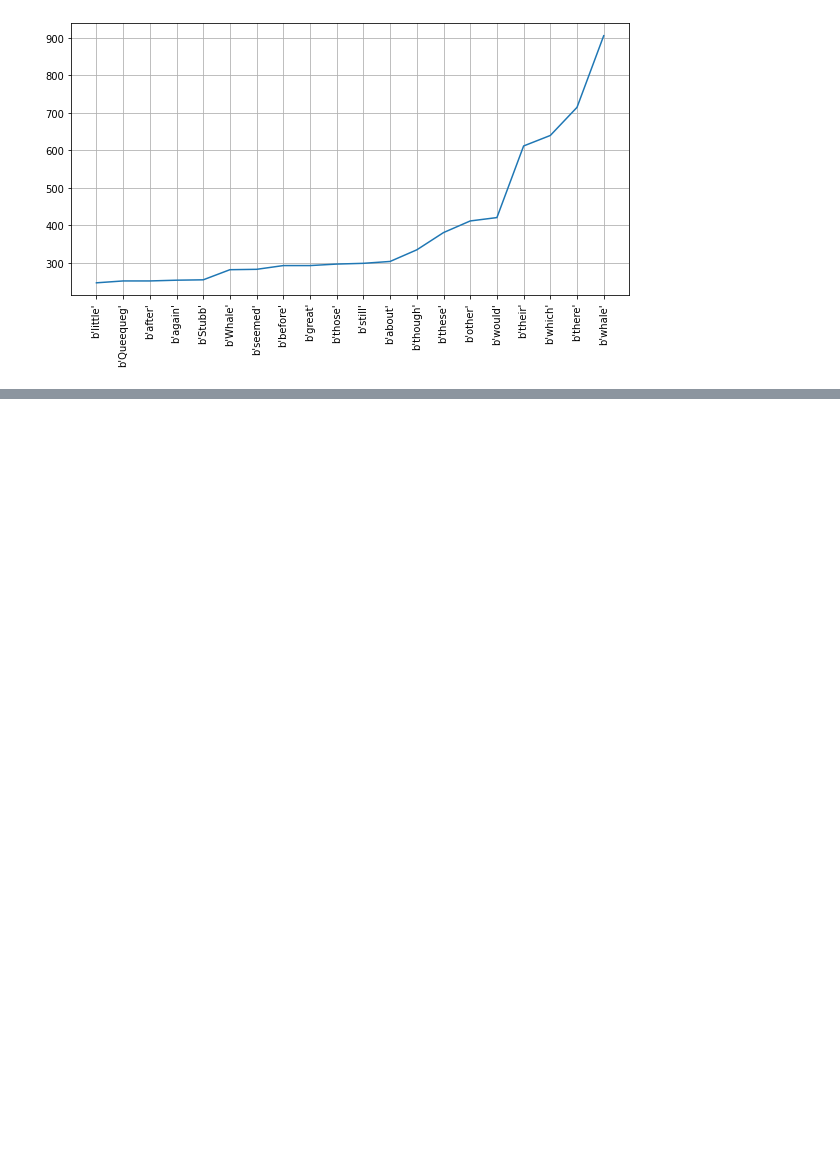
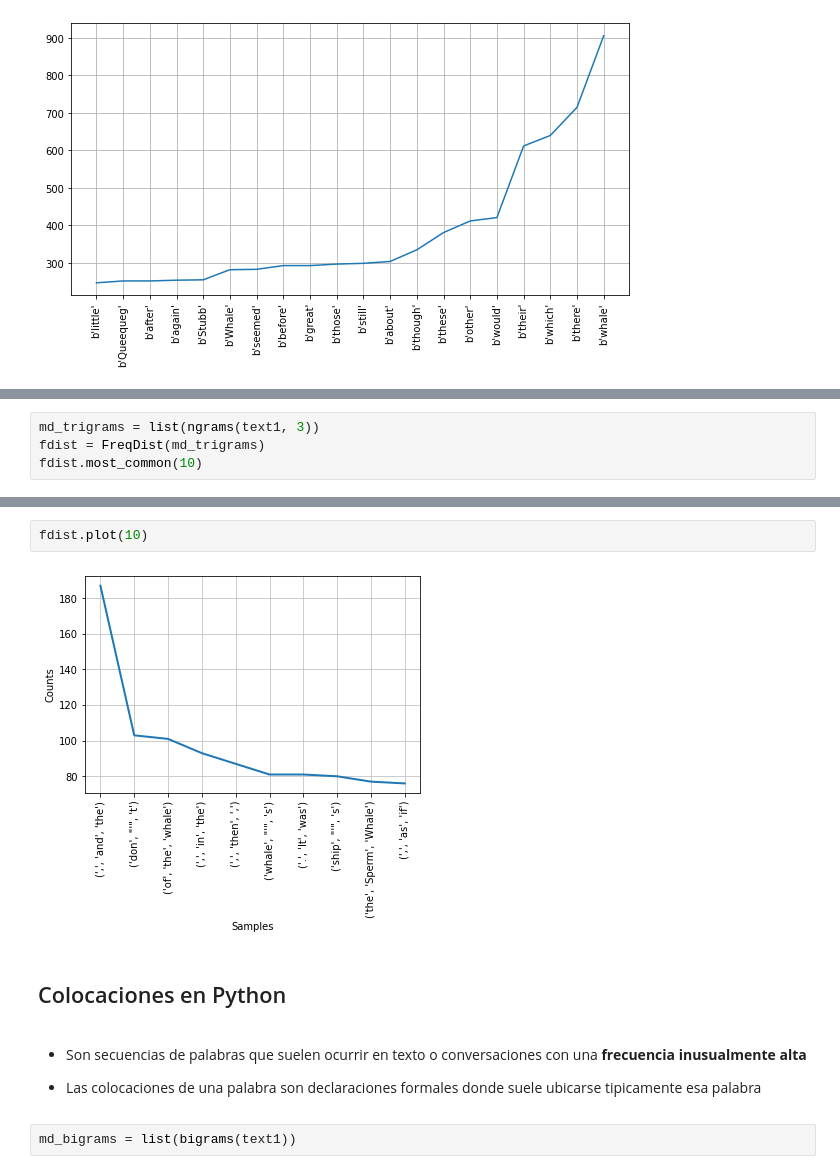
Before and after one commit to Mahonry/NLP, a Jupyter notebook: NLP_con_NTLK_.ipynb, the cells around one changed output, grey strips where cells are left out. Cells and saved outputs as stored; diff of their text form; blank space fills up the shorter version.

```diff
--- a/NLP_con_NTLK_.ipynb
+++ b/NLP_con_NTLK_.ipynb
@@ -339,0 +386,4 @@ plt.xticks(x, [str(freq[0]) for freq in intersting_words[-top_words:]], rotation
+# %%
+md_trigrams = list(ngrams(text1, 3))
+fdist = FreqDist(md_trigrams)
+fdist.most_common(10)
@@ -339,0 +401,12 @@ plt.xticks(x, [str(freq[0]) for freq in intersting_words[-top_words:]], rotation
+# %%
+fdist.plot(10)
+# %% [output]
+[figure, added]
+# %% [markdown]
+## Colocaciones en Python
+# %% [markdown]
+* Son secuencias de palabras que suelen ocurrir en texto o conversaciones con una **frecuencia inusualmente alta**
+
+* Las colocaciones de una palabra son declaraciones formales donde suele ubicarse tipicamente esa palabra
+# %%
+md_bigrams = list(bigrams(text1))
```
Also changed, not shown: parts of 19 cells of this notebook.
